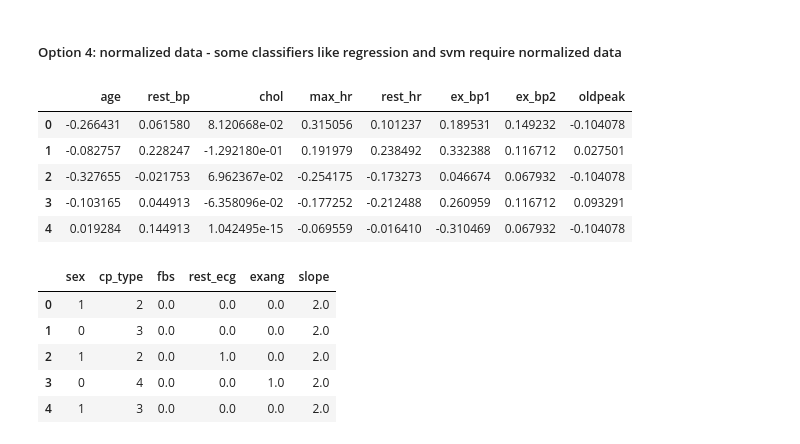
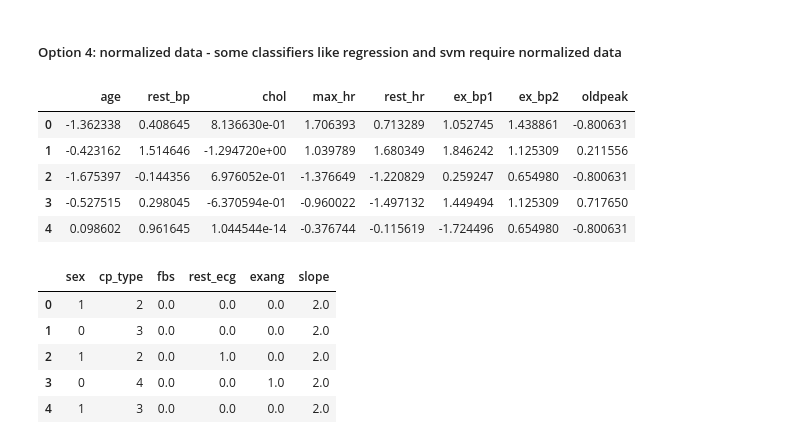
Before and after one commit to sheenstar/Springboard_Intensive, a Jupyter notebook: Capstone_project/HeartDisease_dropna_and_imputed.ipynb, the cells around one changed output. Saved outputs shown, nothing was run; the diff lists cells and outputs as text; code cells hidden in the pictures.

```diff
--- a/Capstone_project/HeartDisease_dropna_and_imputed.ipynb
+++ b/Capstone_project/HeartDisease_dropna_and_imputed.ipynb
@@ -535,15 +535,15 @@ df_norm1 = df_hasnull_label[collist1]
 collist2 = ['sex','cp_type','fbs','rest_ecg','exang','slope']
 df_categorical = df_hasnull_label[collist2]
 # %%
-df_norm2 = (df_norm1 - df_norm1.mean()) / (df_norm1.max() - df_norm1.min())
+df_norm2 = (df_norm1 - df_norm1.mean()) / (df_norm1.std())
 df_norm2.head()
 # %% [output]
 |  | age | rest_bp | chol | max_hr | rest_hr | ex_bp1 | ex_bp2 | oldpeak |
-| 0 | -0.266431 | 0.061580 | 8.120668e-02 | 0.315056 | 0.101237 | 0.189531 | 0.149232 | -0.104078 |
-| 1 | -0.082757 | 0.228247 | -1.292180e-01 | 0.191979 | 0.238492 | 0.332388 | 0.116712 | 0.027501 |
-| 2 | -0.327655 | -0.021753 | 6.962367e-02 | -0.254175 | -0.173273 | 0.046674 | 0.067932 | -0.104078 |
-| 3 | -0.103165 | 0.044913 | -6.358096e-02 | -0.177252 | -0.212488 | 0.260959 | 0.116712 | 0.093291 |
-| 4 | 0.019284 | 0.144913 | 1.042495e-15 | -0.069559 | -0.016410 | -0.310469 | 0.067932 | -0.104078 |
+| 0 | -1.362338 | 0.408645 | 8.136630e-01 | 1.706393 | 0.713289 | 1.052745 | 1.438861 | -0.800631 |
+| 1 | -0.423162 | 1.514646 | -1.294720e+00 | 1.039789 | 1.680349 | 1.846242 | 1.125309 | 0.211556 |
+| 2 | -1.675397 | -0.144356 | 6.976052e-01 | -1.376649 | -1.220829 | 0.259247 | 0.654980 | -0.800631 |
+| 3 | -0.527515 | 0.298045 | -6.370594e-01 | -0.960022 | -1.497132 | 1.449494 | 1.125309 | 0.717650 |
+| 4 | 0.098602 | 0.961645 | 1.044544e-14 | -0.376744 | -0.115619 | -1.724496 | 0.654980 | -0.800631 |
 # %%
 df_categorical.head()
 # %% [output]
```
Also changed, not shown: parts of 6 cells of this notebook, 6 other files.
